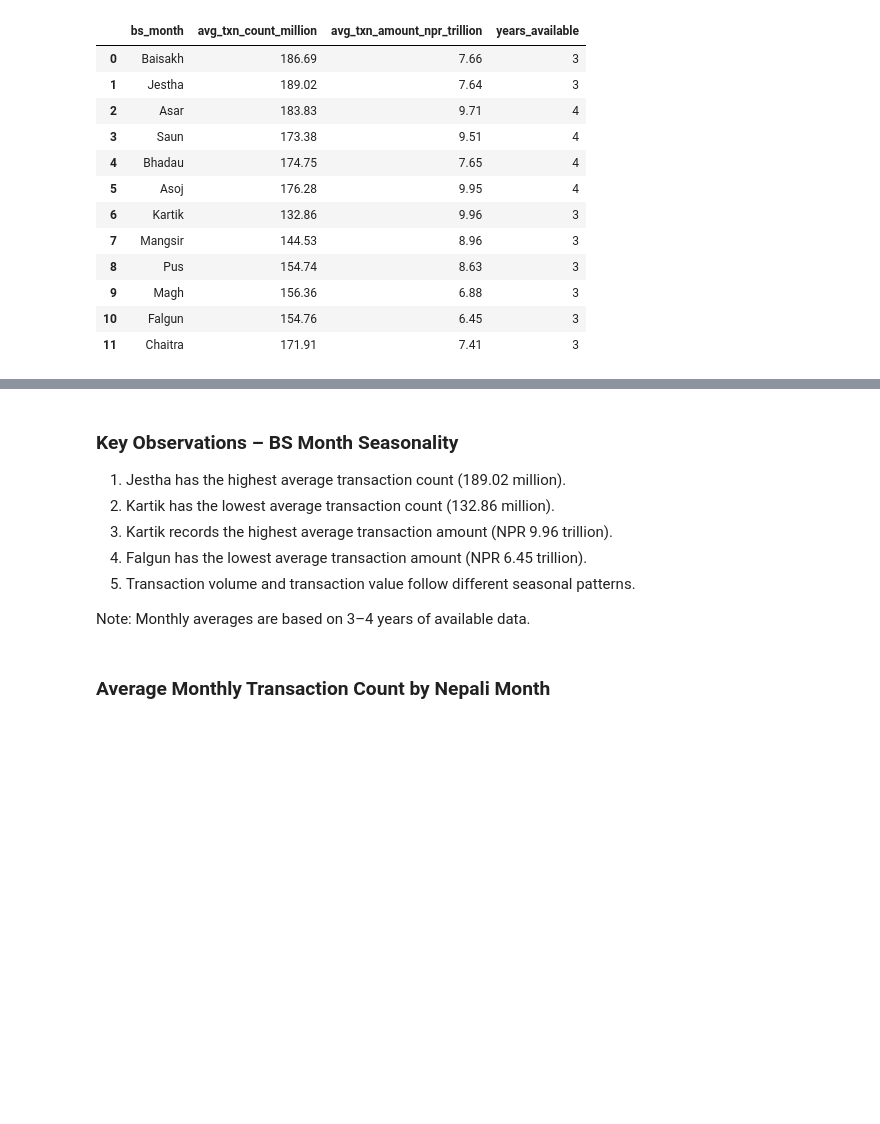
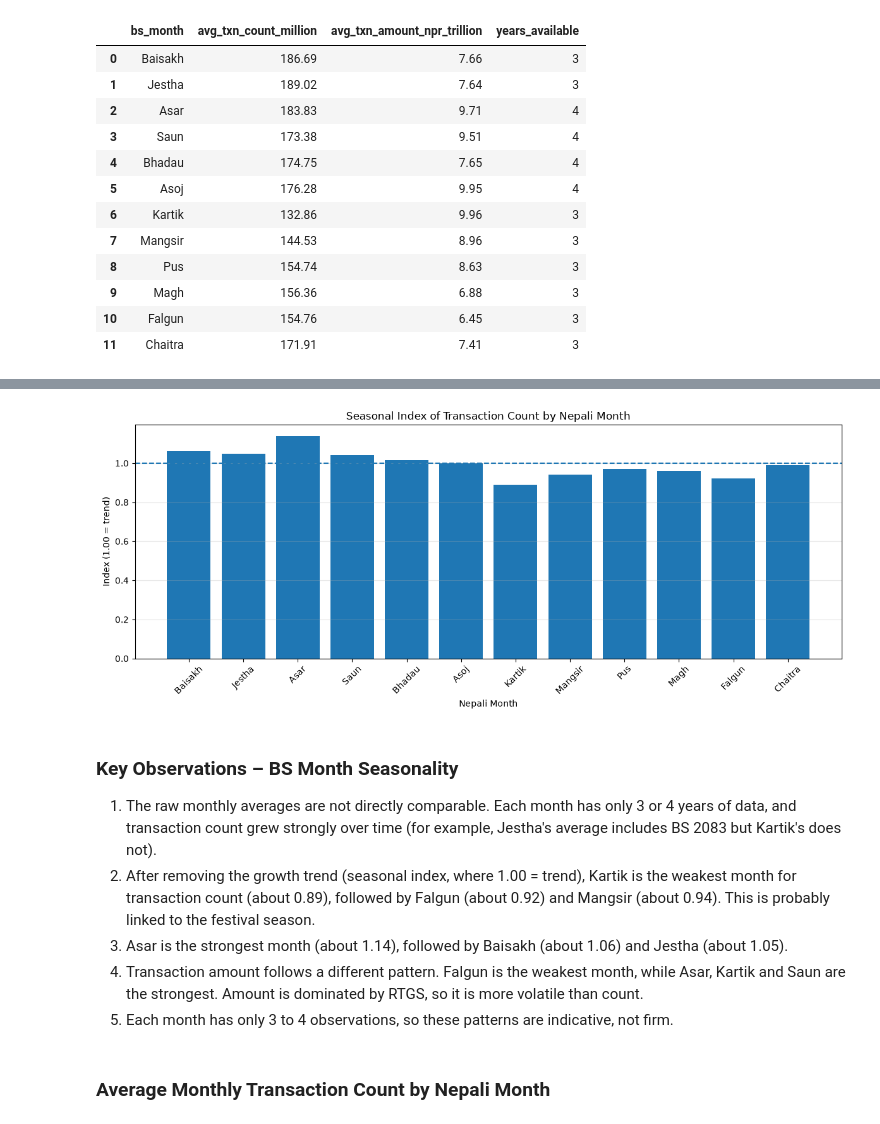
Before and after one commit to Srijan0113/Nepal_Online_Payment_System, a Jupyter notebook: Python/02_transaction_trend_analysis.ipynb, the cells around one changed output, grey strips where cells are left out. Saved outputs shown, nothing was run; the diff lists cells and outputs as text; code cells hidden in the pictures; blank space fills up the shorter version.

```diff
--- a/Python/02_transaction_trend_analysis.ipynb
+++ b/Python/02_transaction_trend_analysis.ipynb
@@ -612,0 +617,15 @@ bs_month_seasonality_readable.style.format({
+# %%
+t = np.arange(len(bs_monthly_totals))
+log_y = np.log(bs_monthly_totals["total_txn_count"])
+trend = np.polyval(np.polyfit(t, log_y, 1), t)
+
+bs_monthly_totals["seasonal_index"] = np.exp(log_y - trend)
+
+seasonal_index_by_month = (
+    bs_monthly_totals
+    .groupby("bs_month", observed=True)["seasonal_index"]
+    .mean()
+    .reindex(nepali_month_order)
+)
+
+seasonal_index_by_month.round(3)
@@ -613,12 +647,23 @@ bs_month_seasonality_readable.style.format({
+# %%
+plt.figure(figsize=(12, 5))
+plt.bar(seasonal_index_by_month.index.astype(str), seasonal_index_by_month.values)
+plt.axhline(1, linestyle="--")
+plt.title("Seasonal Index of Transaction Count by Nepali Month")
+plt.xlabel("Nepali Month")
+plt.ylabel("Index (1.00 = trend)")
+plt.xticks(rotation=45)
+plt.grid(axis="y", alpha=0.3)
+plt.tight_layout()
+plt.show()
+# %% [output]
+[figure, added]
 # %% [markdown]
 ### Key Observations – BS Month Seasonality
-1. Jestha has the highest average transaction count (189.02 million).
-2. Kartik has the lowest average transaction count (132.86 million).
-3. Kartik records the highest average transaction amount (NPR 9.96 trillion).
-4. Falgun has the lowest average transaction amount (NPR 6.45 trillion).
-5. Transaction volume and transaction value follow different seasonal patterns.
-
-Note: Monthly averages are based on 3–4 years of available data.
+1. The raw monthly averages are not directly comparable. Each month has only 3 or 4 years of data, and transaction count grew strongly over time (for example, Jestha's average includes BS 2083 but Kartik's does not).
+2. After removing the growth trend (seasonal index, where 1.00 = trend), Kartik is the weakest month for transaction count (about 0.89), followed by Falgun (about 0.92) and Mangsir (about 0.94). This is probably linked to the festival season.
+3. Asar is the strongest month (about 1.14), followed by Baisakh (about 1.06) and Jestha (about 1.05).
+4. Transaction amount follows a different pattern. Falgun is the weakest month, while Asar, Kartik and Saun are the strongest. Amount is dominated by RTGS, so it is more volatile than count.
+5. Each month has only 3 to 4 observations, so these patterns are indicative, not firm.
 # %% [markdown]
 ### Average Monthly Transaction Count by Nepali Month
 # %%
```
Also changed, not shown: parts of 2 cells of this notebook.
